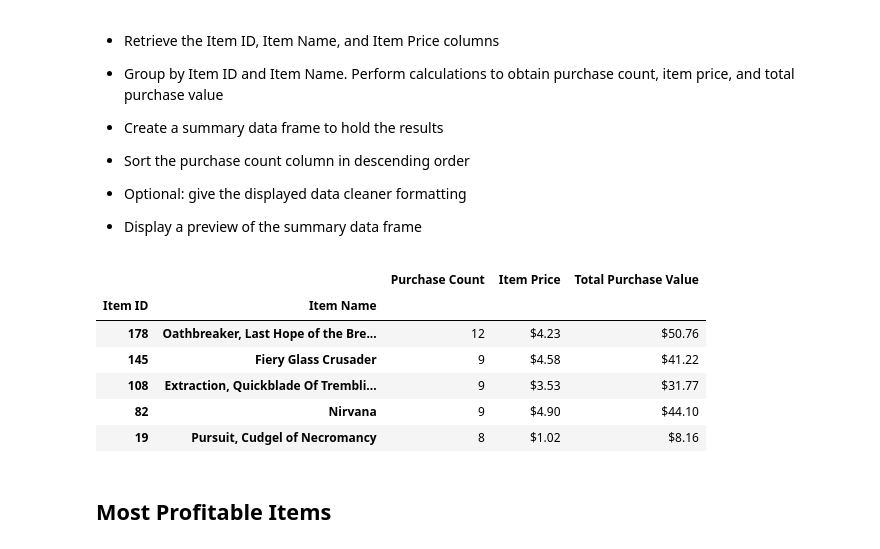
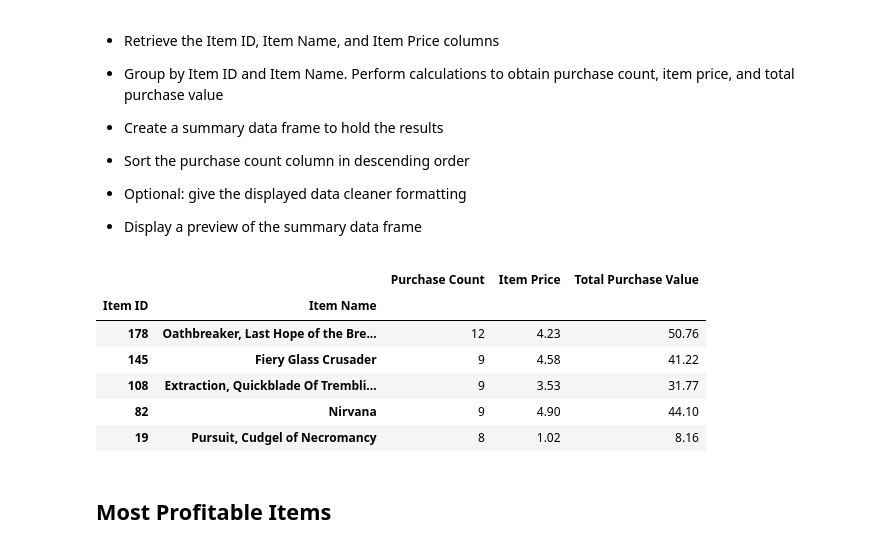
Before and after one commit to IsabelJamal95/pandas-challenge, a Jupyter notebook: HeroesOfPymoli_starter.ipynb, the cells around one changed output. Drawn from its saved outputs; the diff is of its cells as text; code cells hidden in the pictures.

```diff
--- a/HeroesOfPymoli_starter.ipynb
+++ b/HeroesOfPymoli_starter.ipynb
@@ -337,29 +337,29 @@ top_spenders_df.head()
 # %%
 item_df= purchase_data.loc[:,["Item ID", "Item Name", "Price"]]
 item_df
 
 item_count= item_df.groupby(["Item ID", "Item Name"]).count()["Price"]
 item_price= item_df.groupby(["Item ID", "Item Name"]).mean()["Price"]
 total_value= item_df.groupby(["Item ID", "Item Name"]).sum()["Price"]
 
 Popular_items_df= pd.DataFrame({
     "Purchase Count": item_count,
     "Item Price": item_price,
     "Total Purchase Value":total_value
 })
 
 Popular_items_df= Popular_items_df.sort_values("Purchase Count", ascending=False)
-Popular_items_df ["Item Price"]= Popular_items_df ["Item Price"].map("${:,.2f}".format)
-Popular_items_df ["Total Purchase Value"]= Popular_items_df ["Total Purchase Value"].map("${:,.2f}".format)
+# Popular_items_df ["Item Price"]= Popular_items_df ["Item Price"].map("${:,.2f}".format)
+# Popular_items_df ["Total Purchase Value"]= Popular_items_df ["Total Purchase Value"].map("${:,.2f}".format)
 Popular_items_df.head()
 # %% [output]
 |  |  | Purchase Count | Item Price | Total Purchase Value |
 | Item ID | Item Name |  |  |  |
-| 178 | Oathbreaker, Last Hope of the Bre... | 12 | $4.23 | $50.76 |
-| 145 | Fiery Glass Crusader | 9 | $4.58 | $41.22 |
-| 108 | Extraction, Quickblade Of Trembli... | 9 | $3.53 | $31.77 |
-| 82 | Nirvana | 9 | $4.90 | $44.10 |
-| 19 | Pursuit, Cudgel of Necromancy | 8 | $1.02 | $8.16 |
+| 178 | Oathbreaker, Last Hope of the Bre... | 12 | 4.23 | 50.76 |
+| 145 | Fiery Glass Crusader | 9 | 4.58 | 41.22 |
+| 108 | Extraction, Quickblade Of Trembli... | 9 | 3.53 | 31.77 |
+| 82 | Nirvana | 9 | 4.90 | 44.10 |
+| 19 | Pursuit, Cudgel of Necromancy | 8 | 1.02 | 8.16 |
 # %% [markdown]
 ## Most Profitable Items
 # %% [markdown]
```
Also changed, not shown: parts of 4 cells of this notebook.
